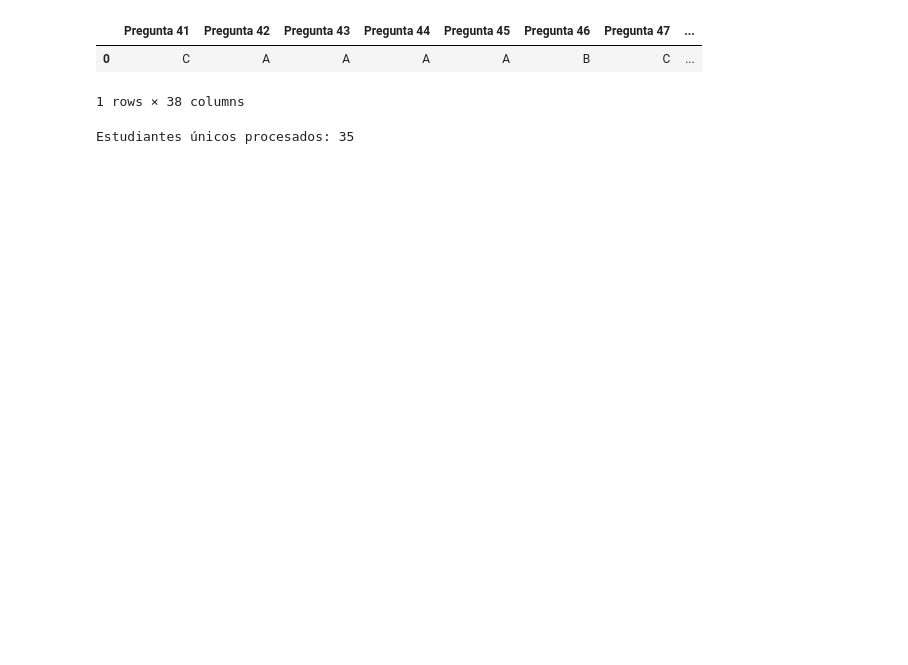
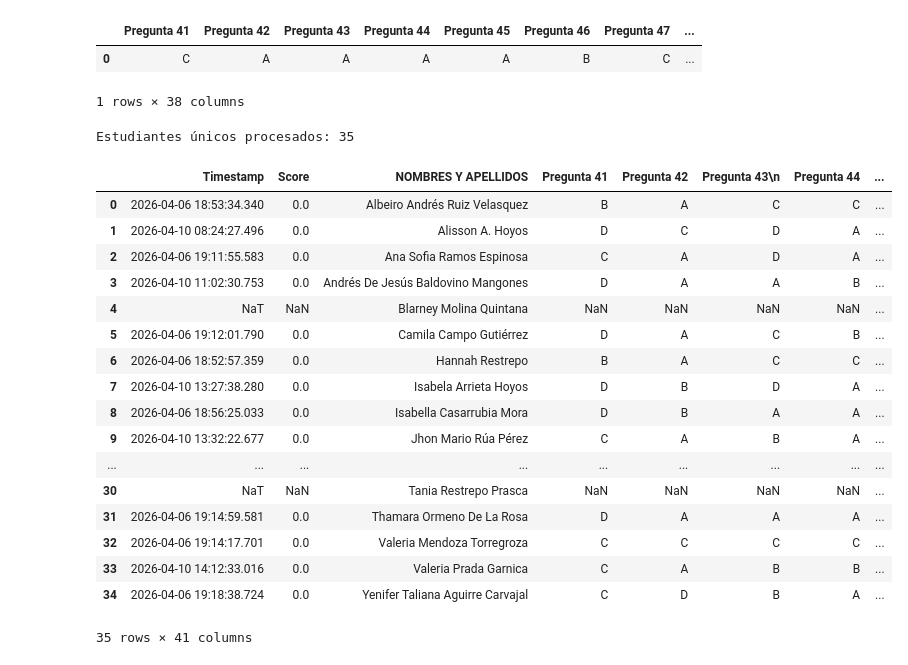
Before and after one commit to marco-canas/camino-udea, a Jupyter notebook: 9_asistencia_evaluacion/analisis_prueba_diagnostica.ipynb, the cells around one changed output. Drawn from its saved outputs; the diff is of its cells as text; code cells hidden in the pictures; blank space fills up the shorter version.

```diff
--- a/9_asistencia_evaluacion/analisis_prueba_diagnostica.ipynb
+++ b/9_asistencia_evaluacion/analisis_prueba_diagnostica.ipynb
@@ -104,0 +83,31 @@ df_marco_diagnostico['NOMBRES Y APELLIDOS'] = df_marco_diagnostico['NOMBRES Y AP
+# %%
+# 1. Realizamos el merge 'right' para asegurar que todos los nombres de df_isne estén presentes
+df_marco_diagnostico = pd.merge(
+    df_marco_diagnostico,
+    df_isne[['NOMBRES Y APELLIDOS']],
+    on='NOMBRES Y APELLIDOS',
+    how='right'
+)
+
+# 2. SOLUCIÓN AL ERROR:
+# Si hay nombres duplicados en el diagnóstico, nos quedamos solo con el primero
+# antes de intentar reordenar.
+df_marco_diagnostico = df_marco_diagnostico.drop_duplicates(subset=['NOMBRES Y APELLIDOS'], keep='first')
+
+# 3. Reordenamiento seguro
+# Creamos una columna temporal de categoría para ordenar según la lista de df_isne
+orden_maestro = df_isne['NOMBRES Y APELLIDOS'].tolist()
+
+df_marco_diagnostico['NOMBRES Y APELLIDOS'] = pd.Categorical(
+    df_marco_diagnostico['NOMBRES Y APELLIDOS'],
+    categories=orden_maestro,
+    ordered=True
+)
+
+# Ordenamos y reseteamos el índice
+df_marco_diagnostico = df_marco_diagnostico.sort_values('NOMBRES Y APELLIDOS').reset_index(drop=True)
+
+# Convertimos la columna de nuevo a texto normal (opcional)
+df_marco_diagnostico['NOMBRES Y APELLIDOS'] = df_marco_diagnostico['NOMBRES Y APELLIDOS'].astype(str)
+
+print("Proceso completado sin errores de duplicados.")
@@ -212,3 +207,24 @@ df_final = df_final.set_index('NOMBRES Y APELLIDOS').reindex(df_maestra_unica['N
 print(f"Estudiantes únicos procesados: {len(df_final)}")
 # %% [output]
 Estudiantes únicos procesados: 35
+# %%
+df_marco_diagnostico
+# %% [output]
+|  | Timestamp | Score | NOMBRES Y APELLIDOS | Pregunta 41 | Pregunta 42 | Pregunta 43\n | Pregunta 44 | ... |
+| 0 | 2026-04-06 18:53:34.340 | 0.0 | Albeiro Andrés Ruiz Velasquez | B | A | C | C | ... |
+| 1 | 2026-04-10 08:24:27.496 | 0.0 | Alisson A. Hoyos | D | C | D | A | ... |
+| 2 | 2026-04-06 19:11:55.583 | 0.0 | Ana Sofia Ramos Espinosa | C | A | D | A | ... |
+| 3 | 2026-04-10 11:02:30.753 | 0.0 | Andrés De Jesús Baldovino Mangones | D | A | A | B | ... |
+| 4 | NaT | NaN | Blarney Molina Quintana | NaN | NaN | NaN | NaN | ... |
+| 5 | 2026-04-06 19:12:01.790 | 0.0 | Camila Campo Gutiérrez | D | A | C | B | ... |
+| 6 | 2026-04-06 18:52:57.359 | 0.0 | Hannah Restrepo | B | A | C | C | ... |
+| 7 | 2026-04-10 13:27:38.280 | 0.0 | Isabela Arrieta Hoyos | D | B | D | A | ... |
+| 8 | 2026-04-06 18:56:25.033 | 0.0 | Isabella Casarrubia Mora | D | B | A | A | ... |
+| 9 | 2026-04-10 13:32:22.677 | 0.0 | Jhon Mario Rúa Pérez | C | A | B | A | ... |
+| ... | ... | ... | ... | ... | ... | ... | ... | ... |
+| 30 | NaT | NaN | Tania Restrepo Prasca | NaN | NaN | NaN | NaN | ... |
+| 31 | 2026-04-06 19:14:59.581 | 0.0 | Thamara Ormeno De La Rosa | D | A | A | A | ... |
+| 32 | 2026-04-06 19:14:17.701 | 0.0 | Valeria Mendoza Torregroza | C | C | C | C | ... |
+| 33 | 2026-04-10 14:12:33.016 | 0.0 | Valeria Prada Garnica | C | A | B | B | ... |
+| 34 | 2026-04-06 19:18:38.724 | 0.0 | Yenifer Taliana Aguirre Carvajal | C | D | B | A | ... |
+35 rows × 41 columns
```
Also changed, not shown: parts of 6 cells of this notebook, 3 other files.
